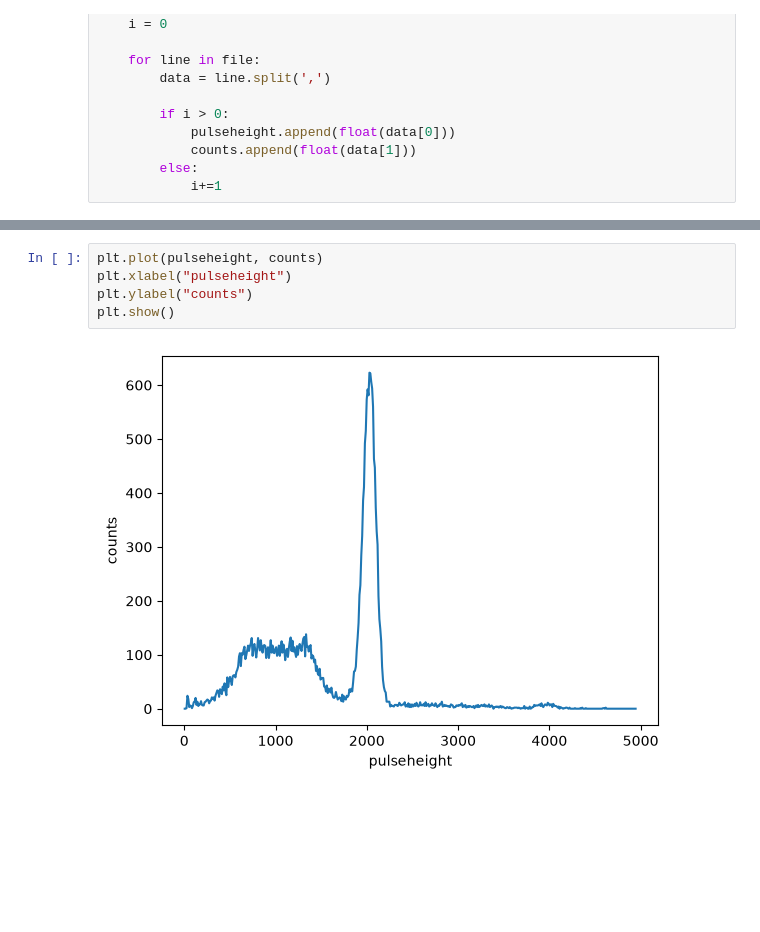
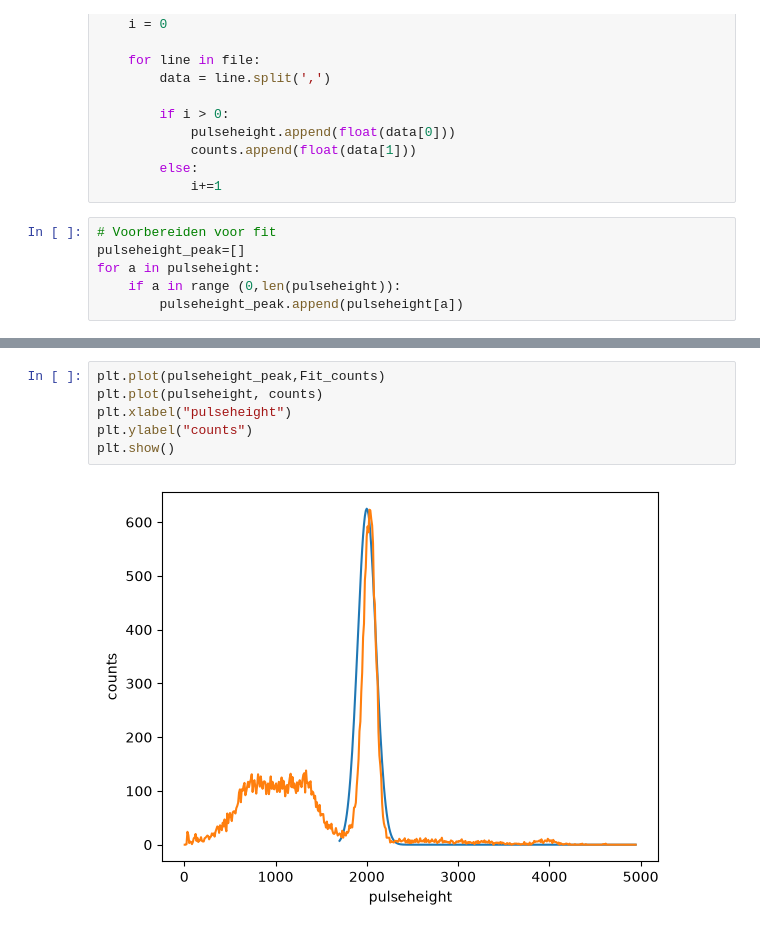
Before and after one commit to QuinvanRoekel/practicum, a Jupyter notebook: experiment_cs137.ipynb, the cells around one changed output, grey strips where cells are left out. Drawn from its saved outputs; the diff is of its cells as text; blank space fills up the shorter version.

Commit message:
Fit voor Cesium
onderzocht voor cesium met model en zelf de functie

```diff
--- a/experiment_cs137.ipynb
+++ b/experiment_cs137.ipynb
@@ -17,4 +17,10 @@ with open("spectrum_cs137.csv", "r") as file:
             counts.append(float(data[1]))
         else:
             i+=1
+# %%
+# Voorbereiden voor fit
+pulseheight_peak=[]
+for a in pulseheight:
+    if a in range (0,len(pulseheight)):
+        pulseheight_peak.append(pulseheight[a])
 # %%
@@ -24,7 +60,8 @@ def gauss(x, H, A, x0, sigma):
 # %%
+plt.plot(pulseheight_peak,Fit_counts)
 plt.plot(pulseheight, counts)
 plt.xlabel("pulseheight")
 plt.ylabel("counts")
 plt.show()
 # %% [output]
-[figure, old version]
+[figure, new version]
```
Also changed, not shown: parts of 1 cell of this notebook.
